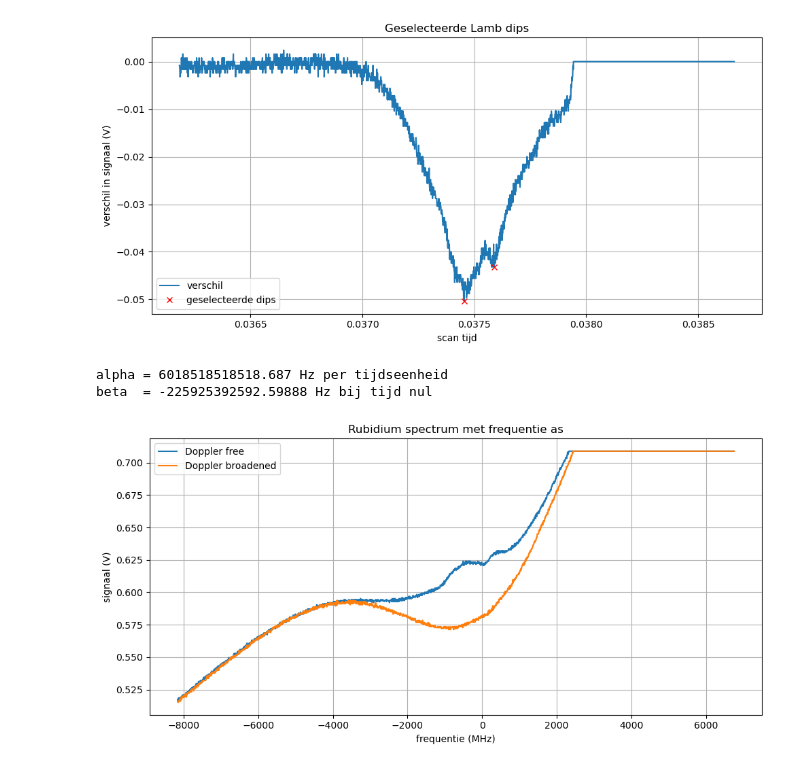
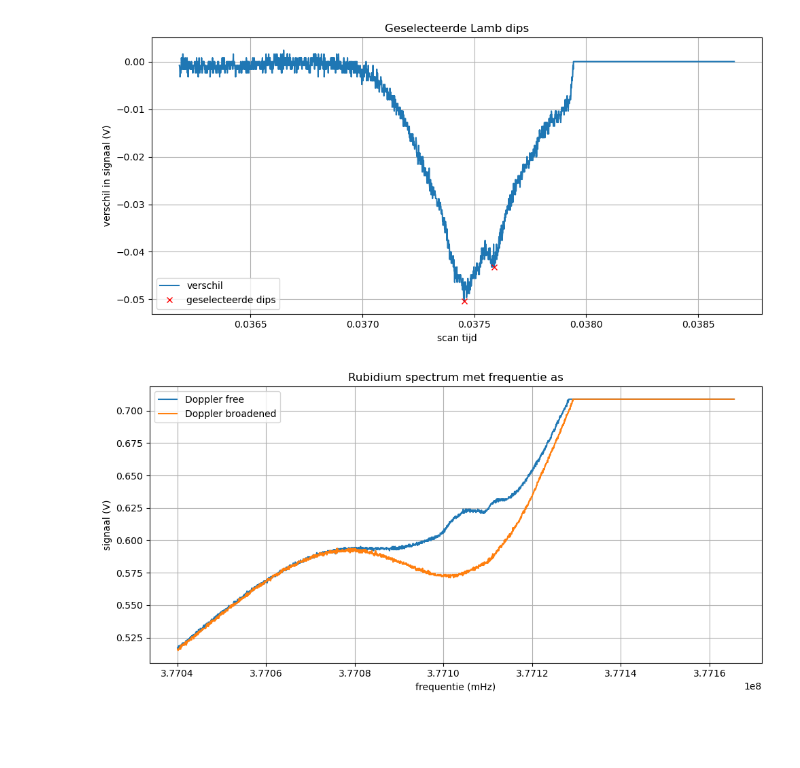
Before and after one commit to NatanDelorme/RubiudiumSpectroscopy_Wouter_Natan, a Jupyter notebook: DATA_ANALYSIS_NatanDelorme_15803686DIP1.ipynb, the cells around one changed output. Cells and saved outputs as stored; diff of their text form; code cells hidden in the pictures; blank space fills up the shorter version.

```diff
--- a/DATA_ANALYSIS_NatanDelorme_15803686.ipynb
+++ b/DATA_ANALYSIS_NatanDelorme_15803686DIP1.ipynb
@@ -190,43 +190,41 @@ Indices in volledige array: [1272 1407]
 i1 = 1272  # eerste dip
 i2 = 1407  # tweede dip
 
-nu1_MHz = -507.8  # F'=1
-nu2_MHz = 304.7  # F'=2
+nu2_MHz = 377111271  # F'=1
+nu1_MHz = 377104437  # F'=2
 
 # vanaf hier niets meer aanpassen
 
 t1 = x1.iloc[i1]
 t2 = x1.iloc[i2]
 
 nu1 = nu1_MHz * 1e6
 nu2 = nu2_MHz * 1e6
 
 alpha = (nu2 - nu1) / (t2 - t1)
 beta = nu1 - alpha * t1
 
 freq1 = alpha * x1 + beta
 freq2 = alpha * x2 + beta
 
 freq1_MHz = freq1 / 1e6
 freq2_MHz = freq2 / 1e6
 
 # print("alpha =", alpha, "Hz per tijdseenheid")
 # print("beta  =", beta, "Hz bij tijd nul")
 
 plt.figure()
 plt.plot(freq1_MHz, y1, label="Doppler free")
 plt.plot(freq2_MHz, y2, label="Doppler broadened")
-plt.xlabel("frequentie (MHz)")
+plt.xlabel("frequentie (mHz)")
 plt.ylabel("signaal (V)")
 plt.title("Rubidium spectrum met frequentie as")
 plt.grid(True)
 plt.legend()
 plt.tight_layout()
 plt.show()
 # %% [output]
-alpha = 6018518518518.687 Hz per tijdseenheid
-beta  = -225925392592.59888 Hz bij tijd nul
-[figure, old version]
+[figure, new version]
 # %%
 import numpy as np
 from scipy.optimize import curve_fit
```
Also changed, not shown: parts of 2 cells of this notebook, 10 other files.
